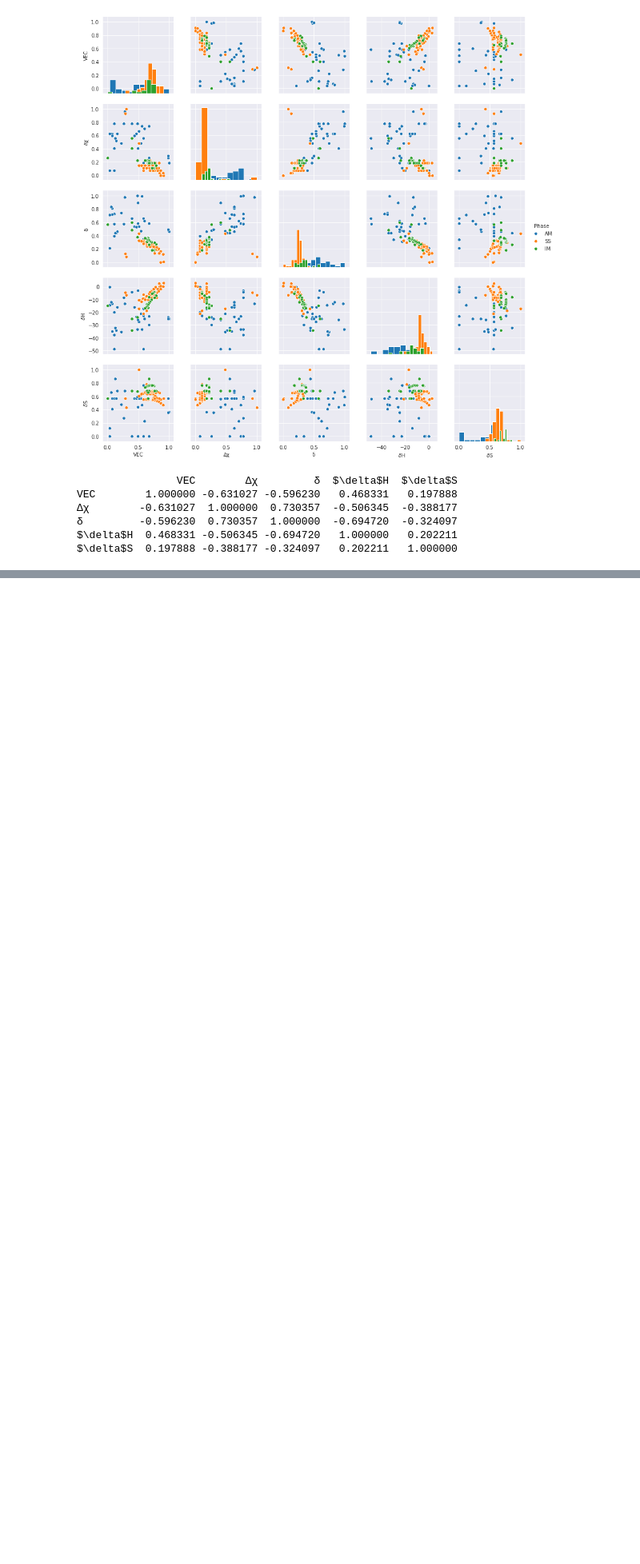
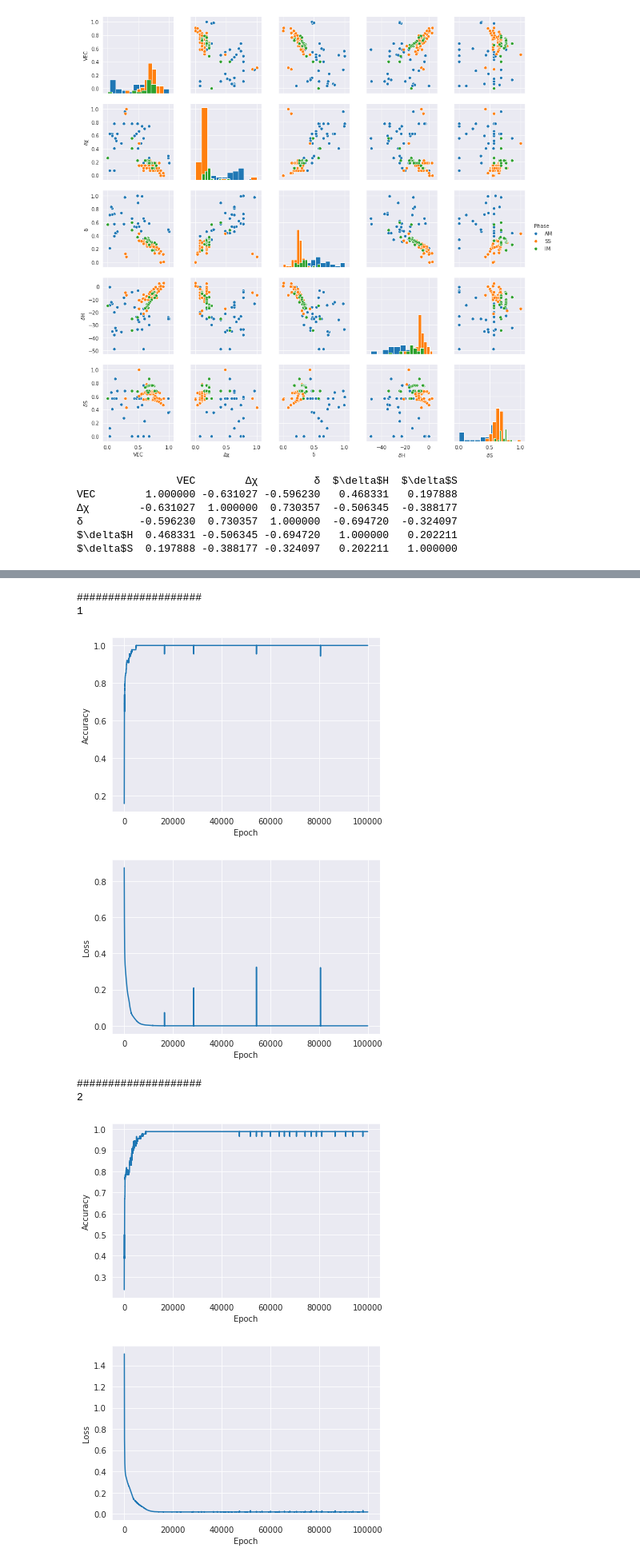
Before and after one commit to rahul-aedula95/ScientificML, a Jupyter notebook: 29/29.ipynb, the cells around one changed output, grey strips where cells are left out. Shown at 80% size. Saved outputs shown, nothing was run; the diff lists cells and outputs as text; code cells hidden in the pictures; blank space fills up the shorter version.

```diff
--- a/29/29.ipynb
+++ b/29/29.ipynb
@@ -118,0 +111,56 @@ Loss
+# %%
+from tensorflow.keras import Sequential
+from tensorflow.keras.layers import Dense
+from livelossplot import PlotLossesKeras
+# define the model
+import tensorflow as tf
+from sklearn.model_selection import KFold
+from sklearn.model_selection import train_test_split
+kf = KFold(n_splits=4, random_state=None, shuffle=False)
+
+X = data.drop(['Material','Phase'], axis=1).values
+
+y = pd.get_dummies(data.Phase)
+y = y.values
+X = np.asarray(X).astype(np.float32)
+#callback = PlotLosses()
+epoch = 100000
+split = 1
+
+for train_index, test_index in kf.split(data):
+    #print("TRAIN:", train_index, "TEST:", test_index)
+    print ('#'*20)
+    plotter = pd.DataFrame()
+
+
+
+    X_train, X_test = X[train_index], X[test_index]
+    y_train, y_test = y[train_index], y[test_index]
+    model = Sequential()
+    model.add(Dense(10, input_shape=(5,),activation='relu'))
+    model.add(Dense(10,activation='relu'))
+    model.add(Dense(3,activation='softmax'))
+    model.compile(optimizer='adam', loss='binary_crossentropy', metrics=['accuracy'])
+
+
+    history = model.fit(X_train, y_train, epochs=epoch, batch_size=len(X_train), verbose=0)
+    print (split)
+    split+=1
+    plotter['Accuracy'] = history.history['accuracy']
+    plotter['Loss'] = history.history['loss']
+    plotter['Epoch'] = range(1,epoch+1)
+    #plotter['Val_Accuracy'] = history.history['val_accuracy']
+    sns.lineplot(data=plotter,x='Epoch',y='Accuracy')
+    plt.show()
+
+    sns.lineplot(data=plotter,x='Epoch',y='Loss')
+    plt.show()
+# %% [output]
+####################
+1
+[figure, added]
+[figure, added]
+####################
+2
+[figure, added]
+[figure, added]
```
Also changed, not shown: parts of 3 cells of this notebook.
